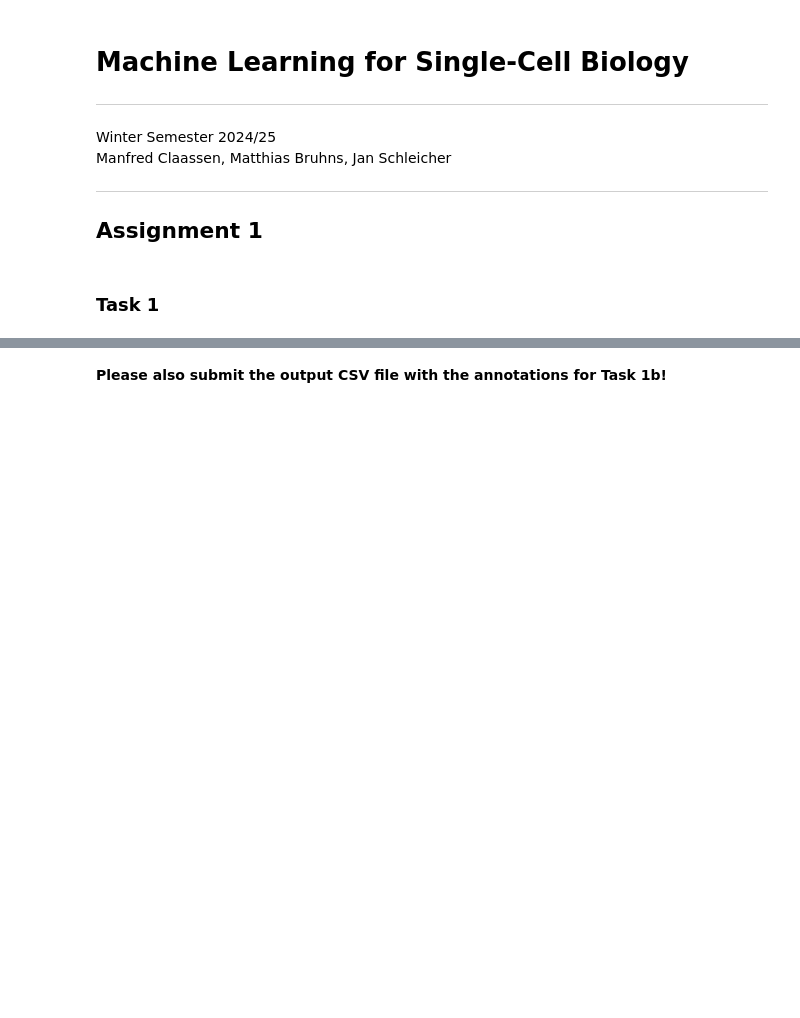
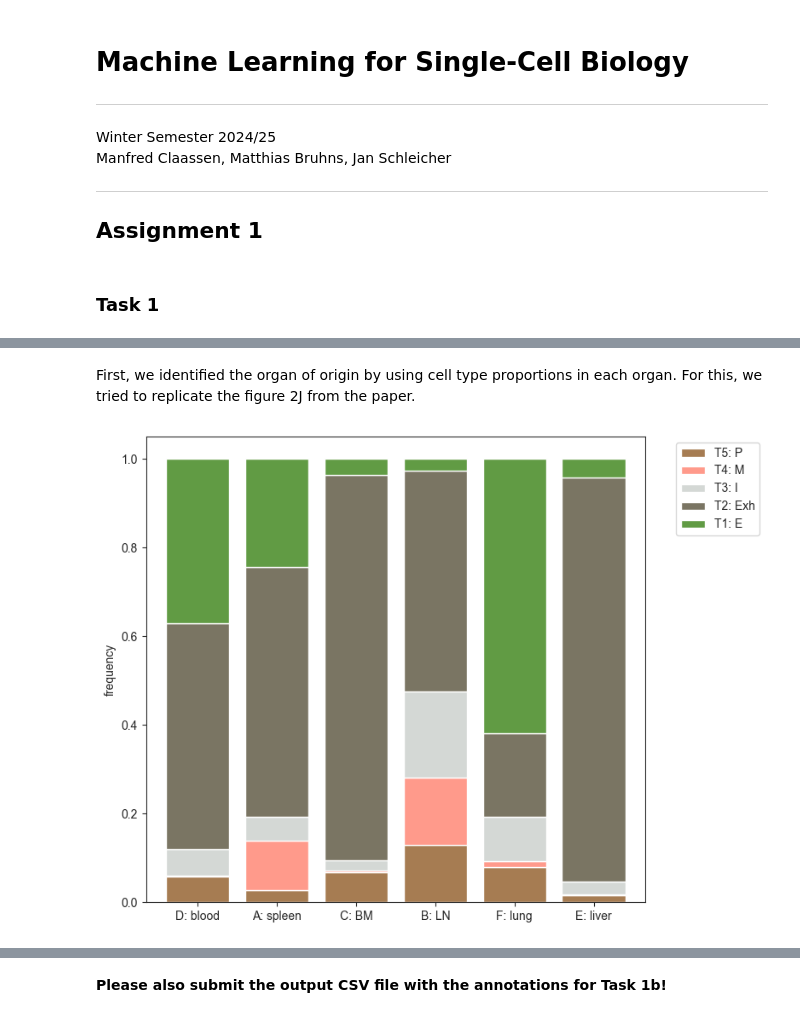
Before and after one commit to kerseviciute/machine-learning-for-single-cell-biology, a Jupyter notebook: mlscb_2024_assignment_01_code.ipynb, the cells around one changed output, grey strips where cells are left out. Saved outputs shown, nothing was run; the diff lists cells and outputs as text; code cells hidden in the pictures; blank space fills up the shorter version.

```diff
--- a/mlscb_2024_assignment_01_code.ipynb
+++ b/mlscb_2024_assignment_01_code.ipynb
@@ -140,3 +41,5 @@ plt.show()
+# %% [markdown]
+First, we identified the organ of origin by using cell type proportions in each organ. For this, we tried to replicate the figure 2J from the paper.
 # %%
 def task1a_identification(expression_data: pd.DataFrame, metadata: pd.DataFrame) -> Tuple[pd.DataFrame, pd.DataFrame]:
     """
@@ -157,3 +88,25 @@ def task1a_identification(expression_data: pd.DataFrame, metadata: pd.DataFrame)
+# %%
+# Count the frequency of all cell types in each organ
+frequency = cell_type_frequency(metadata_1)
+
+# Set the correct order of the cell types
+frequency = frequency[["Organ", "T5", "T4", "T3", "T2", "T1"]]
+
+# Add identified organ and cell type annotations to the data
+frequency.index = [f"{organ}: {organ_identity.get(organ)}" for organ in frequency.index]
+frequency.columns = ["Organ"] + [f"{cellType}: {cell_type_identity.get(cellType)}" for cellType in frequency.columns[1:]]
+# %%
+fig, ax = plt.subplots(figsize = (8, 6))
+colors = ["#a67c52", "#ff9a8b", "#d4d8d5", "#7a7563", "#619b44"]
+frequency.set_index("Organ").plot(kind = "bar", stacked = True, color = colors, ax = ax, width = 0.8)
+ax.set_ylabel("frequency")
+ax.set_xlabel("")
+ax.set_xticklabels(frequency.index, rotation = 0)
+ax.legend(title = "", bbox_to_anchor = (1.05, 1), loc = "upper left", labels = frequency.columns[1:])
+plt.tight_layout()
+plt.show()
+# %% [output]
+[figure, added]
 # %%
 task1a_organ_identity, task1a_cell_type_identity = task1a_identification(expression_data_1, metadata_1)
 
```
Also changed, not shown: parts of 11 cells of this notebook.
